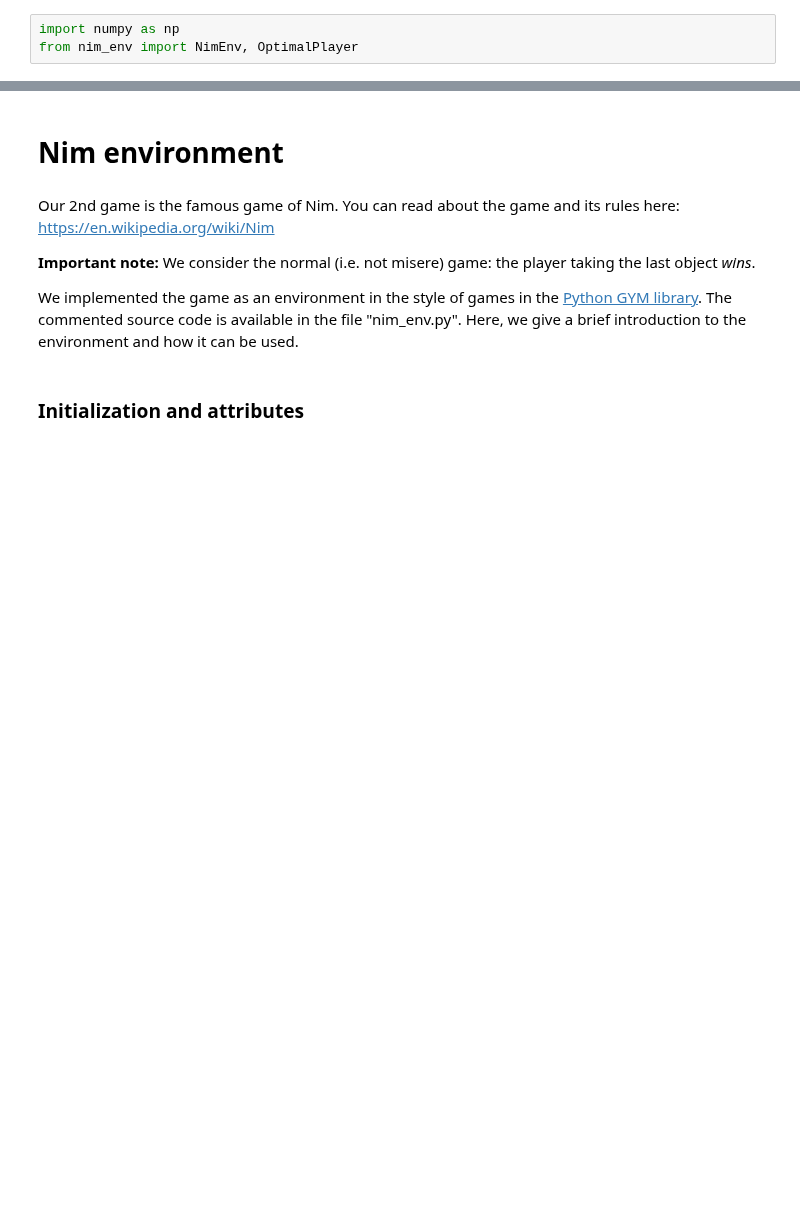
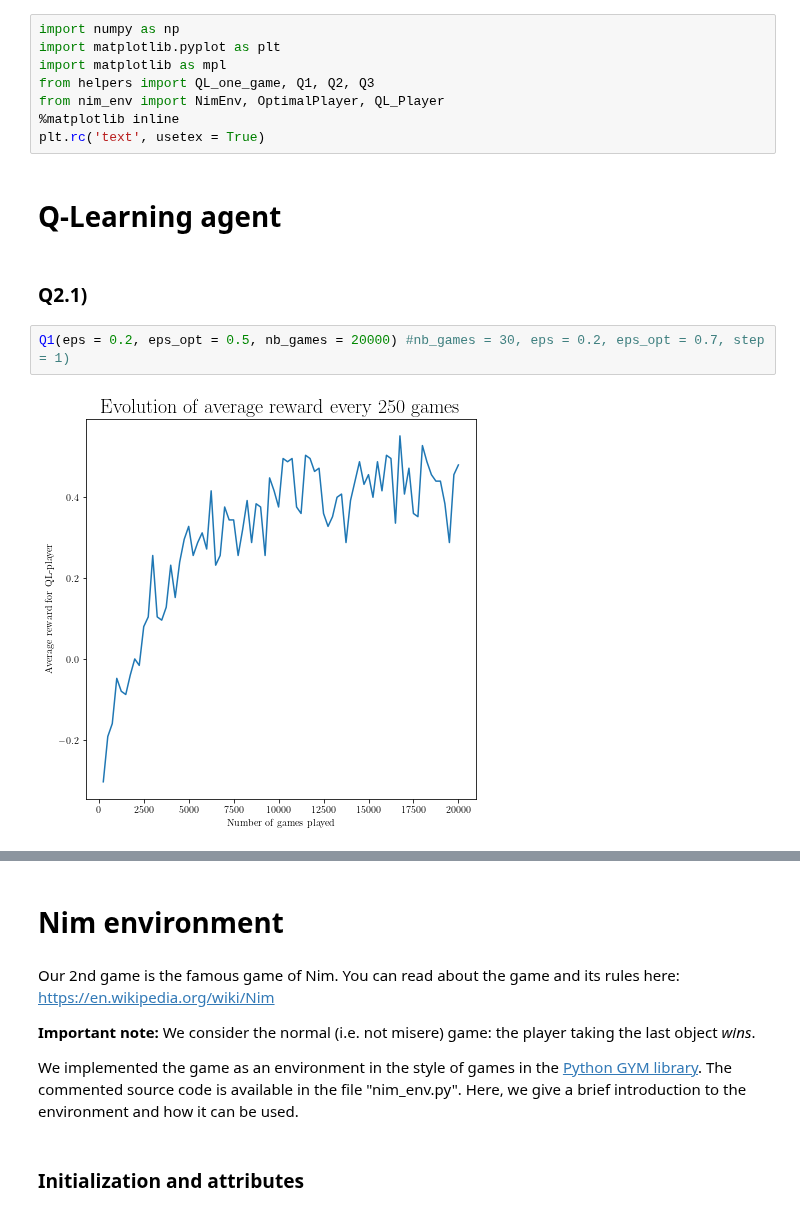
Before and after one commit to louisPoulain/ANN_NIM, a Jupyter notebook: nim.ipynb, the cells around one changed output, grey strips where cells are left out. Drawn from its saved outputs; the diff is of its cells as text; blank space fills up the shorter version.

```diff
--- a/nim.ipynb
+++ b/nim.ipynb
@@ -1,3 +1,16 @@
-# %%
-import numpy as np
-from nim_env import NimEnv, OptimalPlayer
+# %%
+import numpy as np
+import matplotlib.pyplot as plt
+import matplotlib as mpl
+from helpers import QL_one_game, Q1, Q2, Q3
+from nim_env import NimEnv, OptimalPlayer, QL_Player
+%matplotlib inline
+plt.rc('text', usetex = True)
+# %% [markdown]
+# Q-Learning agent
+# %% [markdown]
+### Q2.1)
+# %%
+Q1(eps = 0.2, eps_opt = 0.5, nb_games = 20000) #nb_games = 30, eps = 0.2, eps_opt = 0.7, step = 1)
+# %% [output]
+[figure, added]
```
Also changed, not shown: parts of 5 cells of this notebook, 6 other files.
